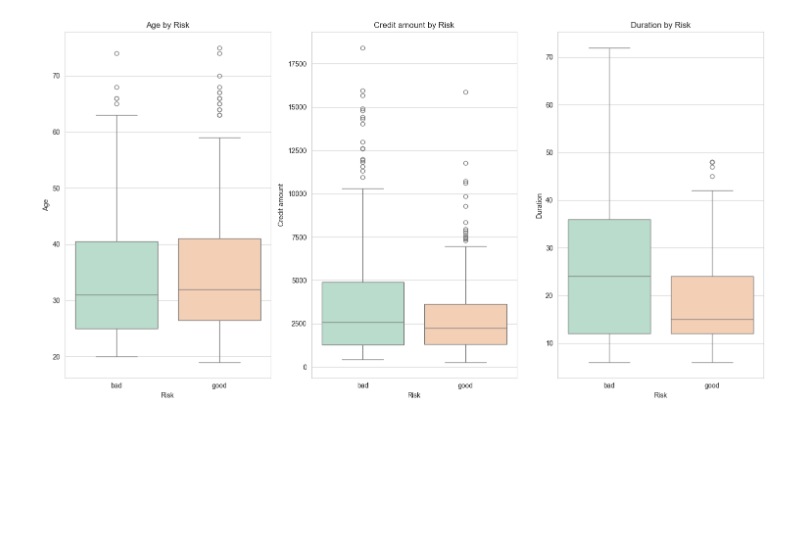
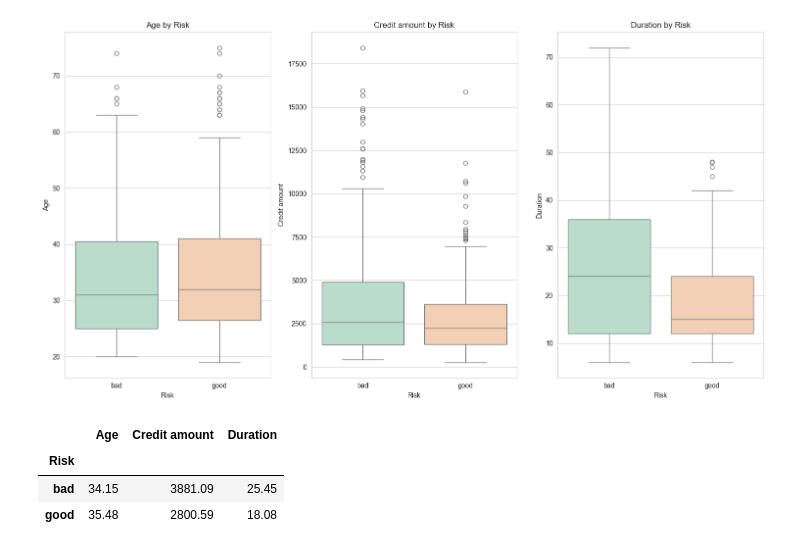
Before and after one commit to mdshahriarafridi/Credit-risk-modelling-using-ML, a Jupyter notebook: model_training.ipynb, the cells around one changed output. Saved outputs shown, nothing was run; the diff lists cells and outputs as text; code cells hidden in the pictures; blank space fills up the shorter version.

```diff
--- a/model_training.ipynb
+++ b/model_training.ipynb
@@ -252,3 +254,10 @@ plt.tight_layout()
 plt.show()
 # %% [output]
 [figure]
+# %%
+df.groupby('Risk')[["Age","Credit amount","Duration"]].mean().round(2)
+# %% [output]
+|  | Age | Credit amount | Duration |
+| Risk |  |  |  |
+| bad | 34.15 | 3881.09 | 25.45 |
+| good | 35.48 | 2800.59 | 18.08 |
```
Also changed, not shown: parts of 10 cells of this notebook, 4 other files.
